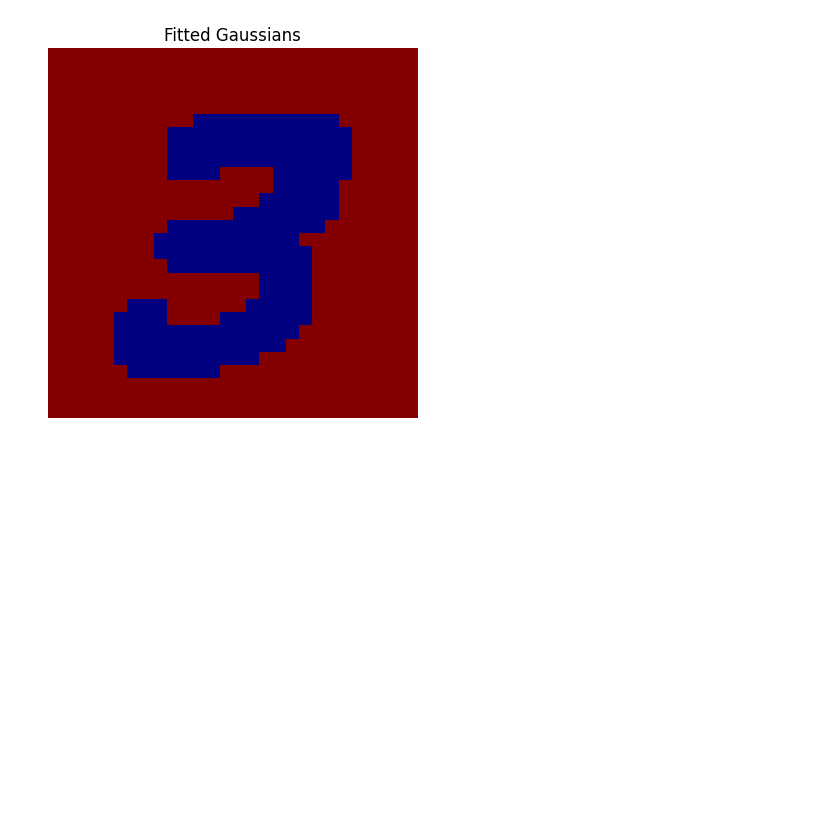
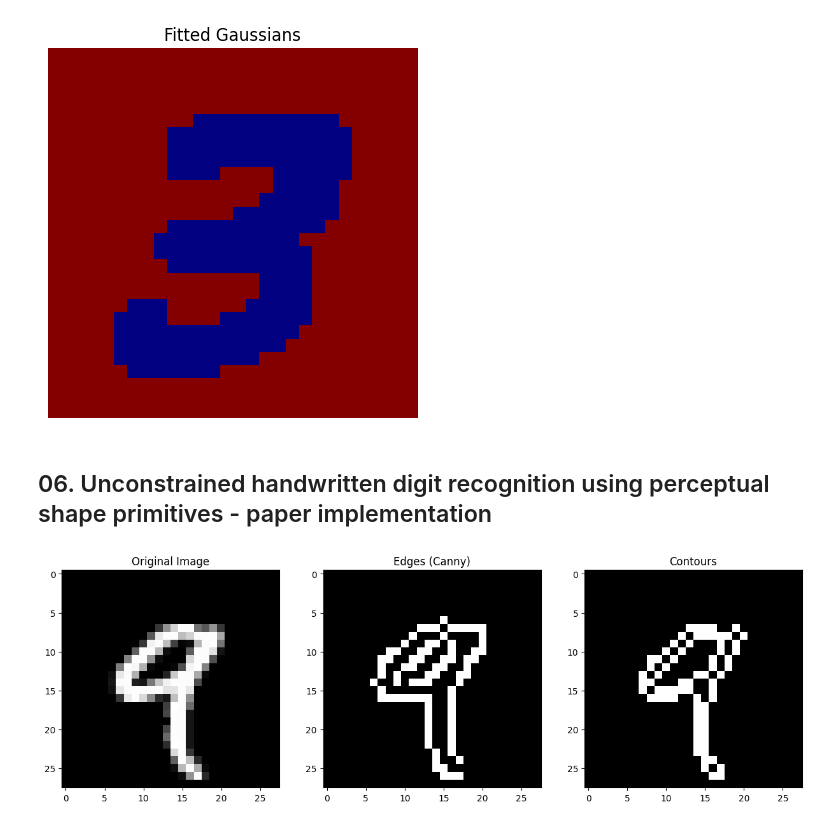
Before and after one commit to ewaMiazga/ai-lab-work, a Jupyter notebook: ransac-hough-mnist-experiments.ipynb, the cells around one changed output. Cells and saved outputs as stored; diff of their text form; code cells hidden in the pictures; blank space fills up the shorter version.

```diff
--- a/ransac-hough-mnist-experiments.ipynb
+++ b/ransac-hough-mnist-experiments.ipynb
@@ -938,3 +1300,5 @@ Gaussian 2:
 [figure]
 [figure]
 [figure]
+# %% [markdown]
+## 06. Unconstrained handwritten digit recognition using perceptual shape primitives - paper implementation
@@ -940,0 +1375,33 @@ Gaussian 2:
+# %%
+import cv2
+import numpy as np
+import matplotlib.pyplot as plt
+
+# Load image
+image = train_images[train_labels == 9][0]
+
+# Edge detection using Canny
+edges = cv2.Canny(image, 100, 200)
+
+# Contour detection
+_, binary = cv2.threshold(image, 128, 255, cv2.THRESH_BINARY)
+contours, _ = cv2.findContours(binary, cv2.RETR_TREE, cv2.CHAIN_APPROX_SIMPLE)
+
+# Draw contours on a blank canvas
+contour_image = np.zeros_like(image)
+cv2.drawContours(contour_image, contours, -1, 255, 1)  # White contours
+
+# Show results
+fig, ax = plt.subplots(1, 3, figsize=(15, 5))
+ax[0].imshow(image, cmap="gray")
+ax[0].set_title("Original Image")
+
+ax[1].imshow(edges, cmap="gray")
+ax[1].set_title("Edges (Canny)")
+
+ax[2].imshow(contour_image, cmap='gray', vmin=0, vmax=255)
+ax[2].set_title("Contours")
+
+plt.show()
+# %% [output]
+[figure, added]
```
Also changed, not shown: parts of 14 cells of this notebook, 1 other file.
